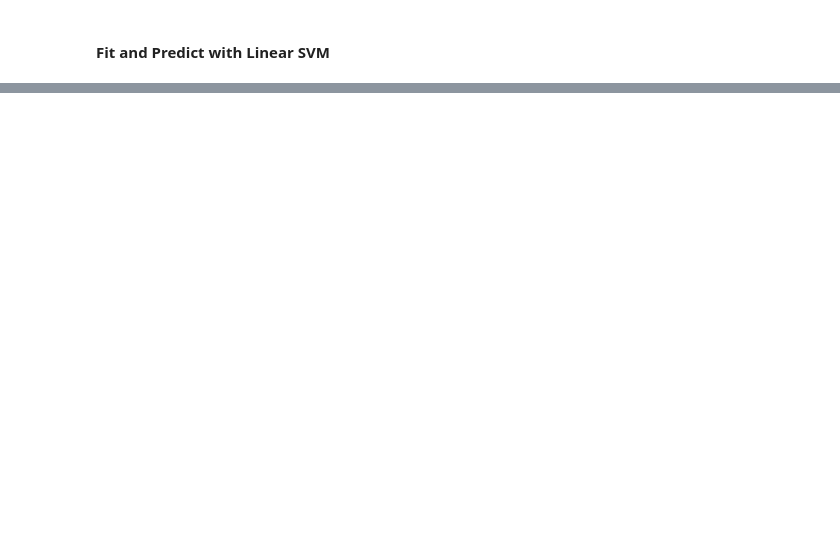
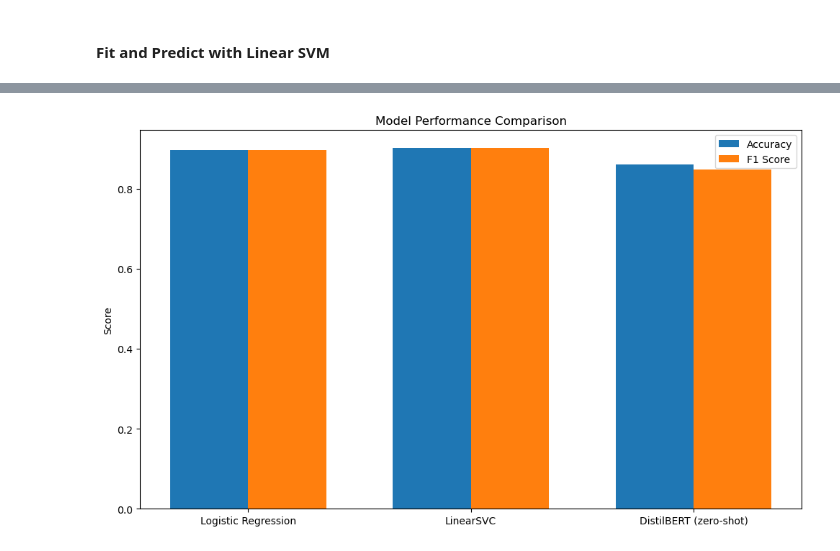
Before and after one commit to DerekHickey6/ml-mini-projects, a Jupyter notebook: sentiment-analysis/notebooks/sentiment_analysis.ipynb, the cells around one changed output, grey strips where cells are left out. Cells and saved outputs as stored; diff of their text form; code cells hidden in the pictures; blank space fills up the shorter version.

```diff
--- a/sentiment-analysis/notebooks/sentiment_analysis.ipynb
+++ b/sentiment-analysis/notebooks/sentiment_analysis.ipynb
@@ -145,0 +230,24 @@ weighted avg       0.90      0.90      0.90     10000
+# %%
+# Barchart comparisons for accuracy and F1 across Logistic Regression, LinearSVC, and DistilBERT
+from sklearn.metrics import accuracy_score, f1_score
+
+models = ['Logistic Regression', 'LinearSVC', 'DistilBERT (zero-shot)']
+accuracies = [accuracy_score(y_test, y_pred_lr), accuracy_score(y_test, y_pred_SVC), accuracy_score(y_test[:1000], labels)]
+f1_scores = [f1_score(y_test, y_pred_lr), f1_score(y_test, y_pred_SVC), f1_score(y_test[:1000], labels)]
+
+x = np.arange(len(models))
+width = 0.35
+plt.figure(figsize=(10, 6))
+
+plt.bar(x - width/2, accuracies, width, label='Accuracy')
+plt.bar(x + width/2, f1_scores, width, label='F1 Score')
+
+plt.xticks(x, models)
+plt.ylabel('Score')
+plt.legend()
+plt.title('Model Performance Comparison')
+plt.tight_layout()
+plt.savefig('../visuals/model_comparison.png')
+plt.show()
+# %% [output]
+[figure, added]
```
Also changed, not shown: parts of 10 cells of this notebook, 2 other files.
